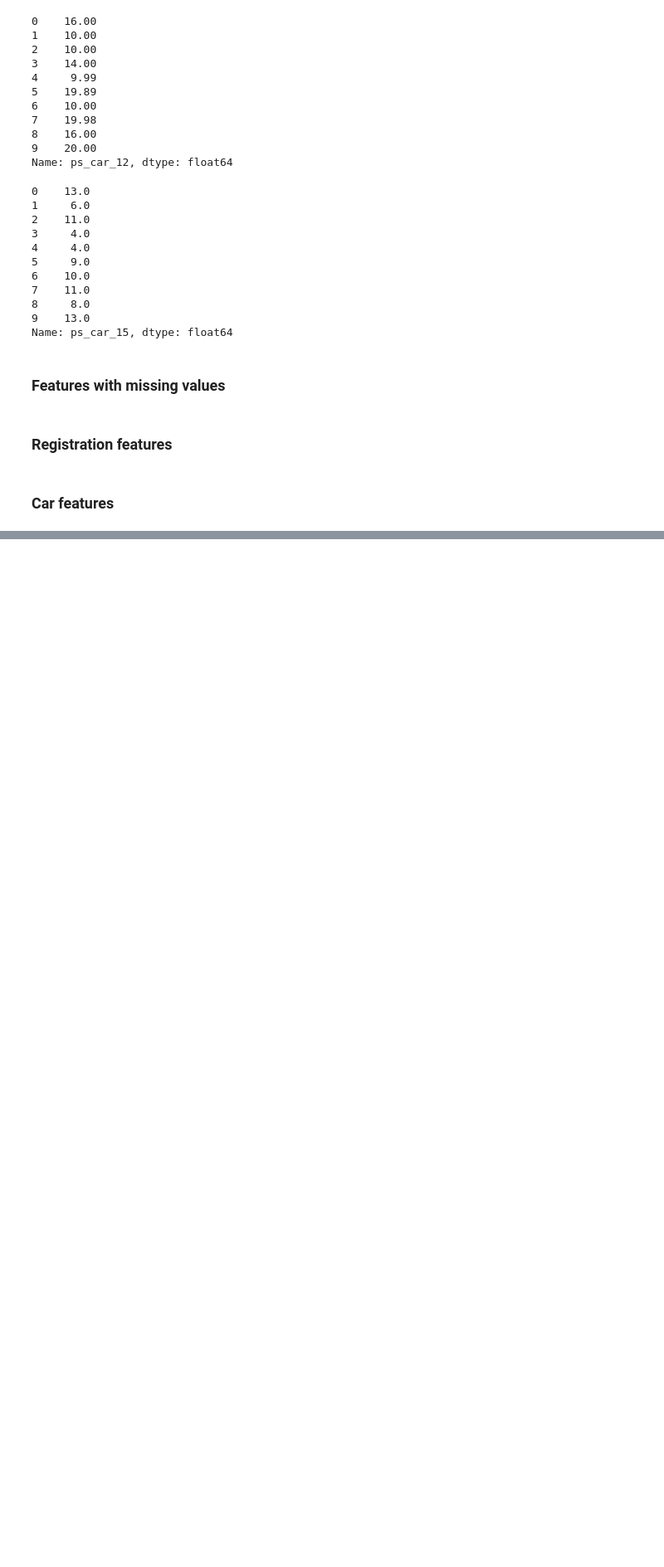
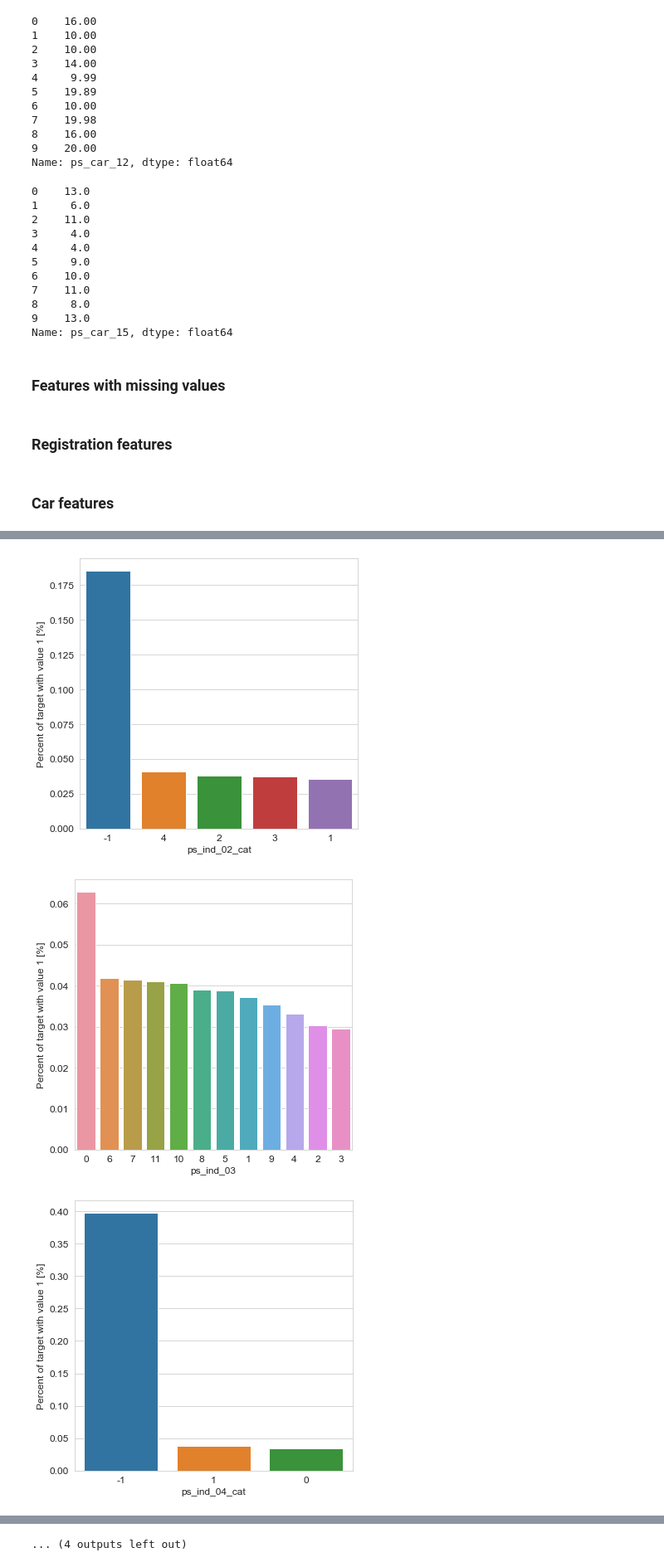
Before and after one commit to herbwood/study_datascience, a Jupyter notebook: kaggle/santander/practice_04.ipynb, the cells around one changed output, grey strips where cells are left out. Shown at 83% size. Cells and saved outputs as stored; diff of their text form; code cells hidden in the pictures; blank space fills up the shorter version.

```diff
--- a/kaggle/santander/practice_04.ipynb
+++ b/kaggle/santander/practice_04.ipynb
@@ -212,0 +273,19 @@ Name: ps_car_15, dtype: float64
+# %%
+var = metadata[(metadata.type == 'categorical') & (metadata.preserve)].index
+
+for feature in var:
+    fig, ax = plt.subplots(figsize=(6,6))
+    # Calculate the percentage of target=1 per category value
+    cat_perc = trainset[[feature, 'target']].groupby([feature],as_index=False).mean()
+    cat_perc.sort_values(by='target', ascending=False, inplace=True)
+    # Bar plot
+    # Order the bars descending on target mean
+    sns.barplot(ax=ax,x=feature, y='target', data=cat_perc, order=cat_perc[feature])
+    plt.ylabel('Percent of target with value 1 [%]', fontsize=12)
+    plt.xlabel(feature, fontsize=12)
+    plt.tick_params(axis='both', which='major', labelsize=12)
+    plt.show();
+# %% [output]
+[figure, added]
+[figure, added]
+[figure, added]
@@ -212,0 +301 @@ Name: ps_car_15, dtype: float64
+... (4 outputs left out)
```
Also changed, not shown: parts of 7 cells of this notebook.
